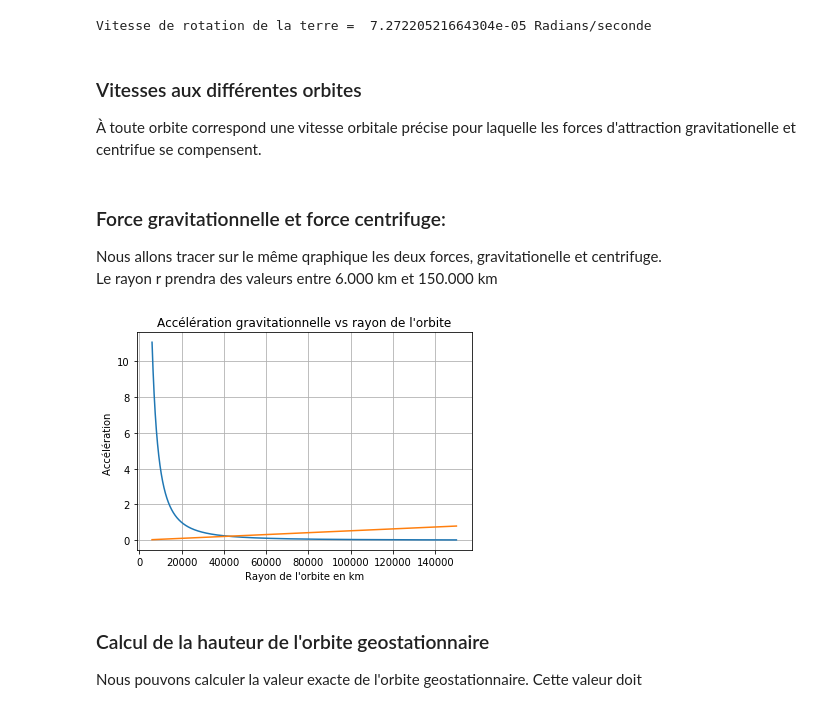
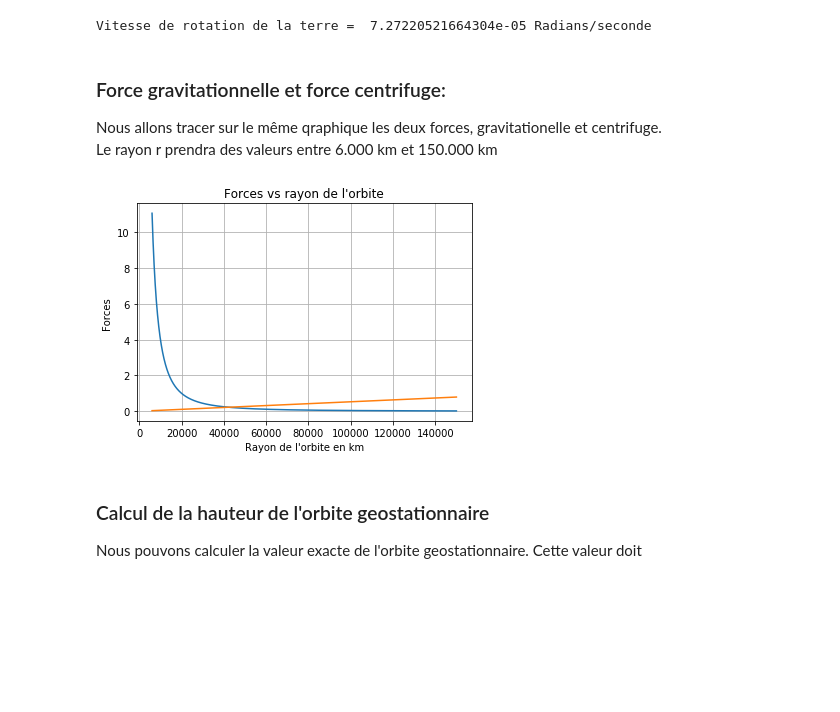
Before and after one commit to christophe-bonnefoy/TPE-SRR-2018, a Jupyter notebook: TPE-Ascenseur-Spatial.ipynb, the cells around one changed output. Cells and saved outputs as stored; diff of their text form; code cells hidden in the pictures; blank space fills up the shorter version.

```diff
--- a/TPE-Ascenseur-Spatial.ipynb
+++ b/TPE-Ascenseur-Spatial.ipynb
@@ -21,6 +23,3 @@ Wt = (2*np.pi)/(24*60*60)
 print("Vitesse de rotation de la terre = ",Wt,"Radians/seconde")
 # %% [output]
 Vitesse de rotation de la terre =  7.27220521664304e-05 Radians/seconde
-# %% [markdown]
-### Vitesses aux différentes orbites
-À toute orbite correspond une vitesse orbitale précise pour laquelle les forces d'attraction gravitationelle et centrifue se compensent.
@@ -34,21 +30,21 @@ Le rayon r prendra des valeurs entre 6.000 km et 150.000 km
 # %%
 # Le rayon r prendra des valeurs entre 6.000 km et 150.000 km
 r_km = np.arange(6000, 150000, 1)
 
 ForceGravitation = 1E-6 * (G*M)/(r_km**2)
 ForceCentrifuge  = 1E3  * r_km * Wt**2
 
 plt.plot(r_km, ForceGravitation)
 plt.plot(r_km, ForceCentrifuge)
 
 plt.xlabel("Rayon de l'orbite en km")
-plt.ylabel("Accélération ")
+plt.ylabel("Forces ")
 plt.grid()
-plt.title("Accélération gravitationnelle vs rayon de l'orbite")
+plt.title("Forces vs rayon de l'orbite")
 
 plt.show()
 # %% [output]
-[figure, old version]
+[figure, new version]
 # %% [markdown]
 ### Calcul de la hauteur de l'orbite geostationnaire
 Nous pouvons calculer la valeur exacte de l'orbite geostationnaire. Cette valeur doit
```
Also changed, not shown: parts of 11 cells of this notebook.
